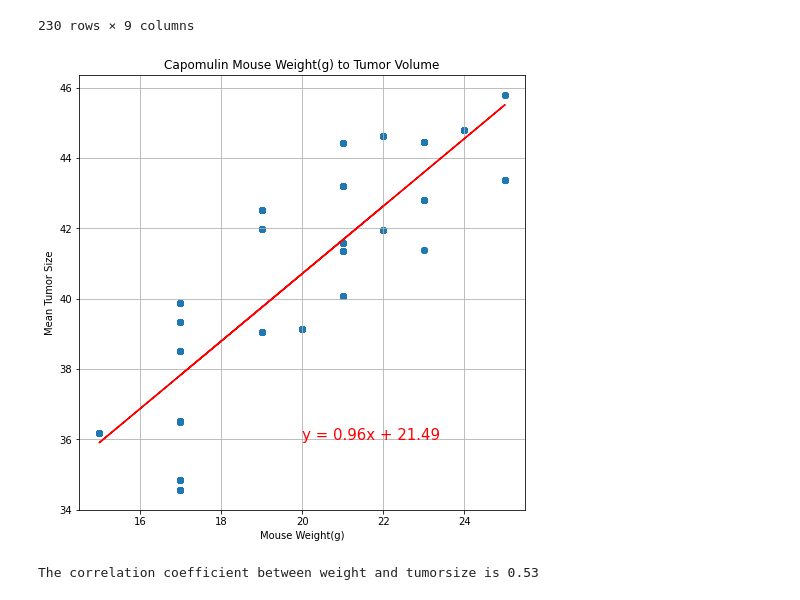
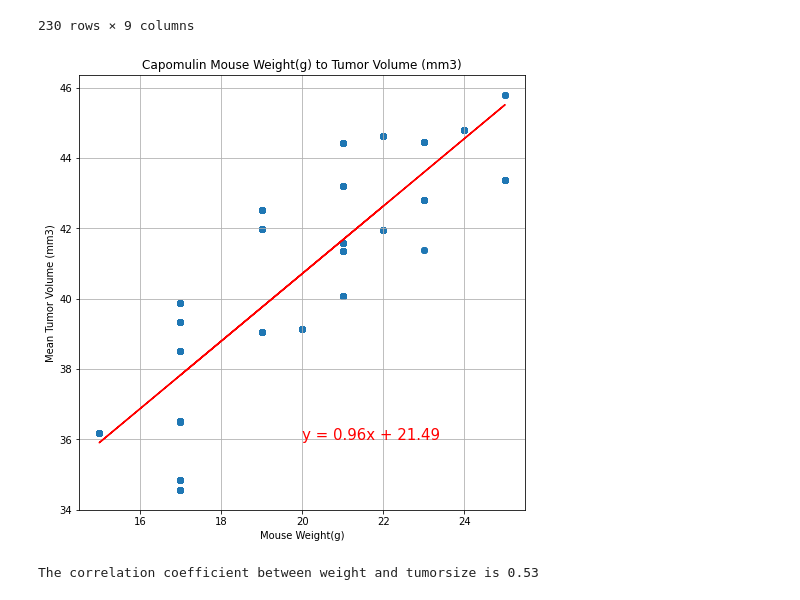
Before and after one commit to jennifer-powell/Mice-Tumor-Analysis, a Jupyter notebook: Pymaceuticals.ipynb, the cells around one changed output. Saved outputs shown, nothing was run; the diff lists cells and outputs as text; code cells hidden in the pictures.

```diff
--- a/Pymaceuticals.ipynb
+++ b/Pymaceuticals.ipynb
@@ -458,25 +473,25 @@ Capomulin_df
 230 rows × 9 columns
 # %%
 Capomulin_df.plot(kind="scatter", x = "Weight (g)", y = "Mean", grid=True, figsize=(8,8),
-              title="Capomulin Mouse Weight(g) to Tumor Volume")
+              title="Capomulin Mouse Weight(g) to Tumor Volume (mm3)")
 
 
 x_values = Capomulin_df["Weight (g)"]
 y_values = Capomulin_df["Mean"]
 #these are created out of the linregress:
 (slope, intercept, rvalue, pvalue, stderr) = linregress(x_values, y_values)
 regress_values = x_values * slope + intercept
 line_eq = "y = " + str(round(slope,2)) + "x + " + str(round(intercept,2))
 plt.scatter(x_values,y_values)
 # r- is color
 plt.plot(x_values,regress_values,"r-")
 
 plt.annotate(line_eq,(20,36),fontsize=15,color="red")
 plt.xlabel("Mouse Weight(g)")
-plt.ylabel("Mean Tumor Size")
+plt.ylabel("Mean Tumor Volume (mm3)")
 plt.show()
 # %% [output]
-[figure, old version]
+[figure, new version]
 # %%
 weight=Capomulin_df.iloc[:,7]
 tumor=Capomulin_df.iloc[:,2]
```
Also changed, not shown: parts of 9 cells of this notebook.
